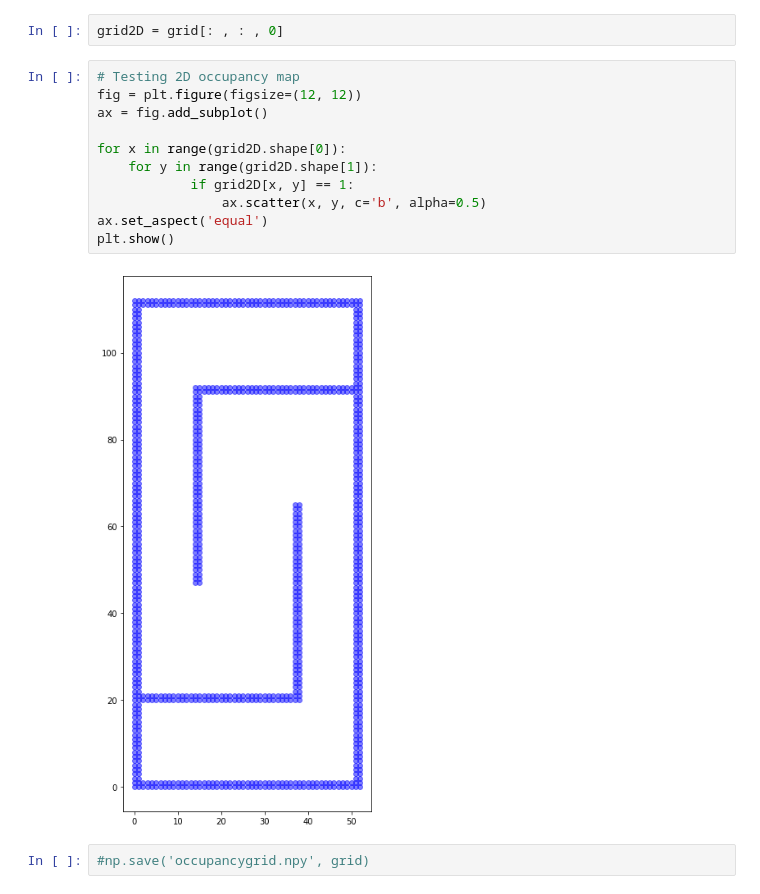
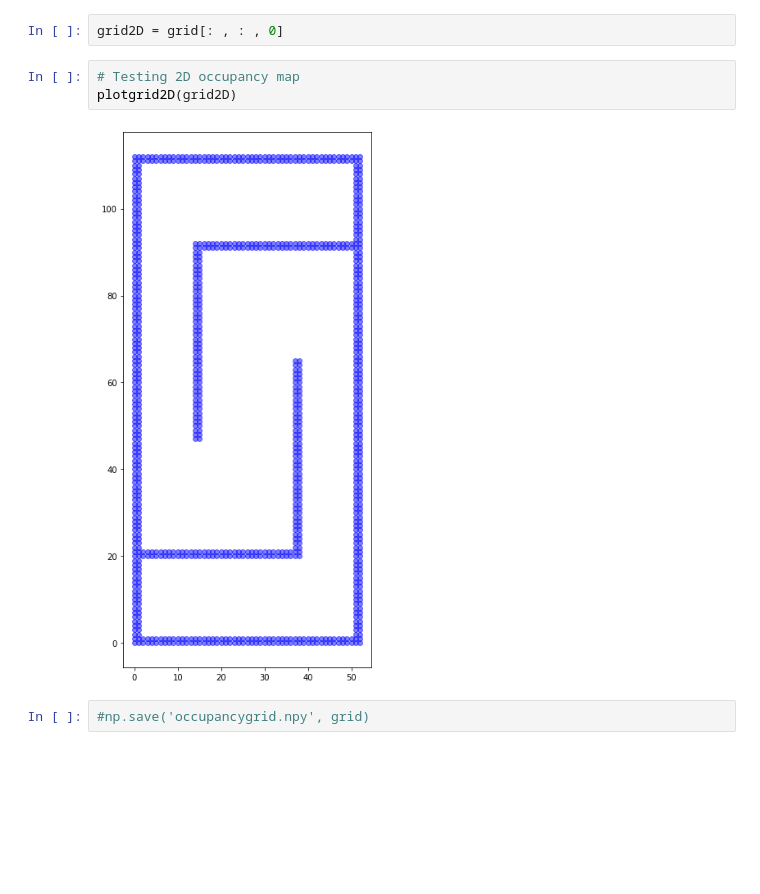
Before and after one commit to KierandeKlerk/PDM_group35, a Jupyter notebook: PDM_project/RRT/main.ipynb, the cells around one changed output. Saved outputs shown, nothing was run; the diff lists cells and outputs as text; blank space fills up the shorter version.

```diff
--- a/PDM_project/RRT/main.ipynb
+++ b/PDM_project/RRT/main.ipynb
@@ -75,18 +128,10 @@ plt.show()
 # %%
 grid2D = grid[: , : , 0]
-# %%
-# Testing 2D occupancy map
-fig = plt.figure(figsize=(12, 12))
-ax = fig.add_subplot()
-
-for x in range(grid2D.shape[0]):
-    for y in range(grid2D.shape[1]):
-            if grid2D[x, y] == 1:
-                ax.scatter(x, y, c='b', alpha=0.5)
-ax.set_aspect('equal')
-plt.show()
-# %% [output]
-[figure, removed]
+# %%
+# Testing 2D occupancy map
+plotgrid2D(grid2D)
+# %% [output]
+[figure, added]
 # %%
 #np.save('occupancygrid.npy', grid)
 # %%
```
Also changed, not shown: parts of 6 cells of this notebook.
